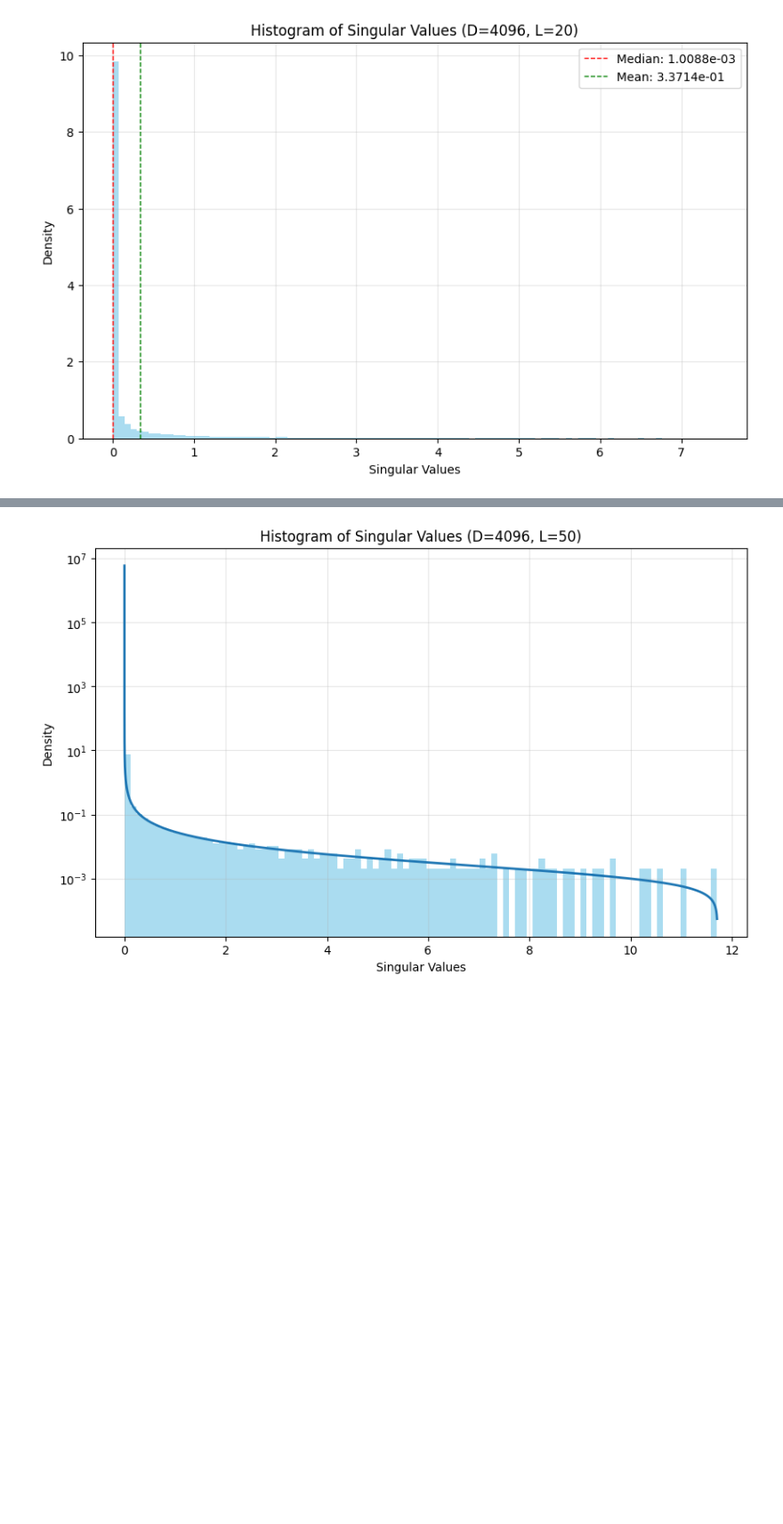
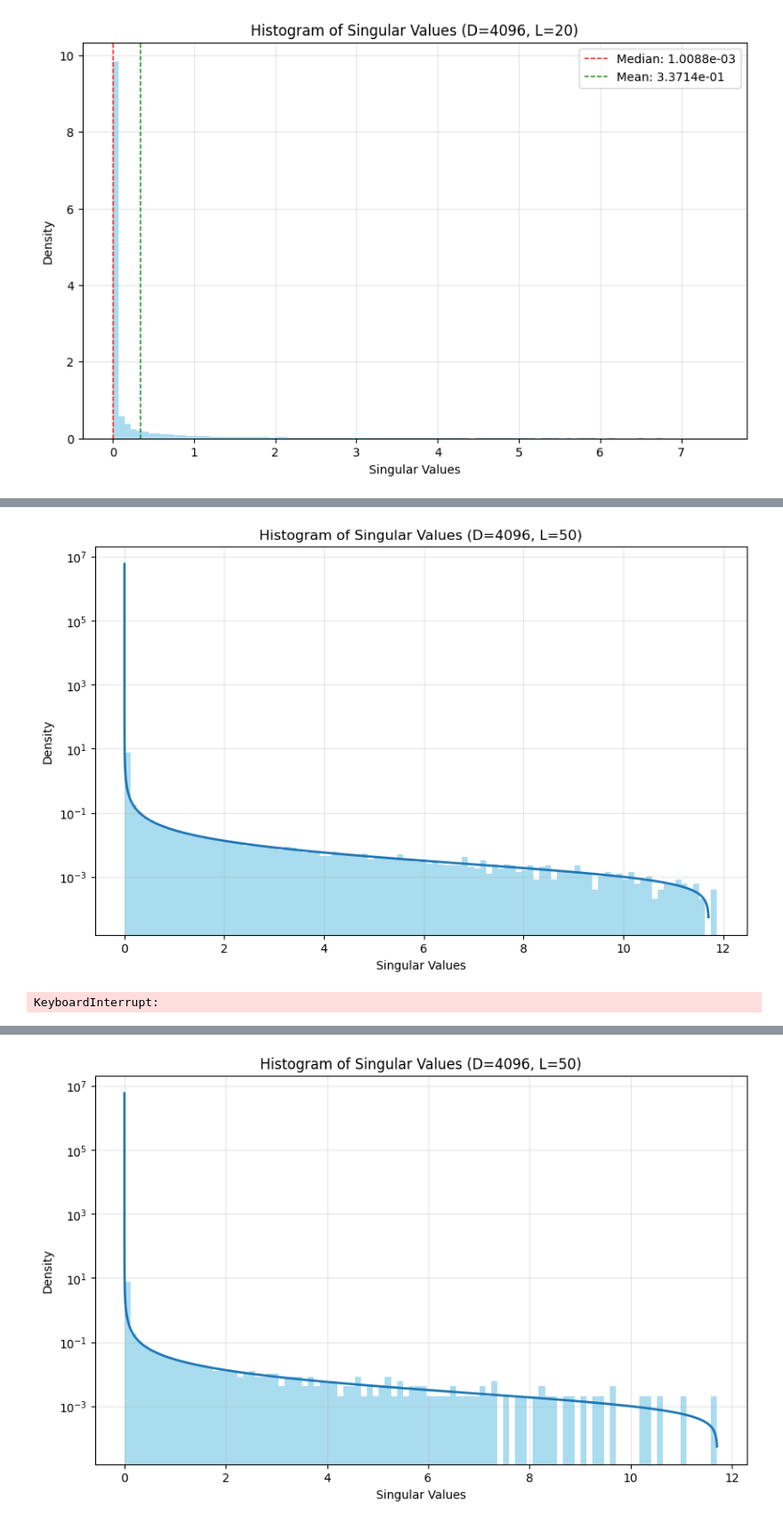
Before and after one commit to Animadversio/DiffusionLearningCurve, a Jupyter notebook: notebook/20250419_spectral_density_gaussian_product.ipynb, the cells around one changed output, grey strips where cells are left out. Shown at 89% size. Saved outputs shown, nothing was run; the diff lists cells and outputs as text; code cells hidden in the pictures; blank space fills up the shorter version.

```diff
--- a/notebook/20250419_spectral_density_gaussian_product.ipynb
+++ b/notebook/20250419_spectral_density_gaussian_product.ipynb
@@ -145,0 +232,40 @@ plt.show()
+# %%
+L = 50
+D = 4096
+SV_col = []
+for repeat in trange(10):
+    _, singular_values, _ = gaussian_product_svd(L, D, dtype=torch.float)
+    SV_col.append(singular_values)
+SV_col = torch.stack(SV_col, dim=0)
+
+s_vals, rho_vals = compute_density(L, n_phi=1000, epsilon=1e-3)
+plt.figure(figsize=(10, 6))
+plt.hist(SV_col.cpu().flatten(), bins=100, density=True, alpha=0.7, color='skyblue')
+plt.plot(s_vals, rho_vals, lw=2, label=f'L={L}')
+plt.xlabel('Singular Values')
+plt.ylabel('Density')
+plt.yscale("log")
+plt.title(f'Histogram of Singular Values (D={D}, L={L})')
+plt.grid(True, alpha=0.3)
+# %% [output]
+[figure, added]
+# %%
+L = 50
+D = 4096
+SV_col = []
+for repeat in trange(10):
+    _, singular_values, _ = gaussian_product_svd(L, D, dtype=torch.float)
+    SV_col.append(singular_values)
+SV_col = torch.stack(SV_col, dim=0)
+
+s_vals, rho_vals = compute_density(L, n_phi=1000, epsilon=1e-3)
+plt.figure(figsize=(10, 6))
+plt.hist(SV_col.cpu().flatten(), bins=100, density=True, alpha=0.7, color='skyblue')
+plt.plot(s_vals, rho_vals, lw=2, label=f'L={L}')
+plt.xlabel('Singular Values')
+plt.ylabel('Density')
+plt.yscale("log")
+plt.title(f'Histogram of Singular Values (D={D}, L={L})')
+plt.grid(True, alpha=0.3)
+# %% [output]
+KeyboardInterrupt:
```
Also changed, not shown: parts of 13 cells of this notebook, 4 other files.
